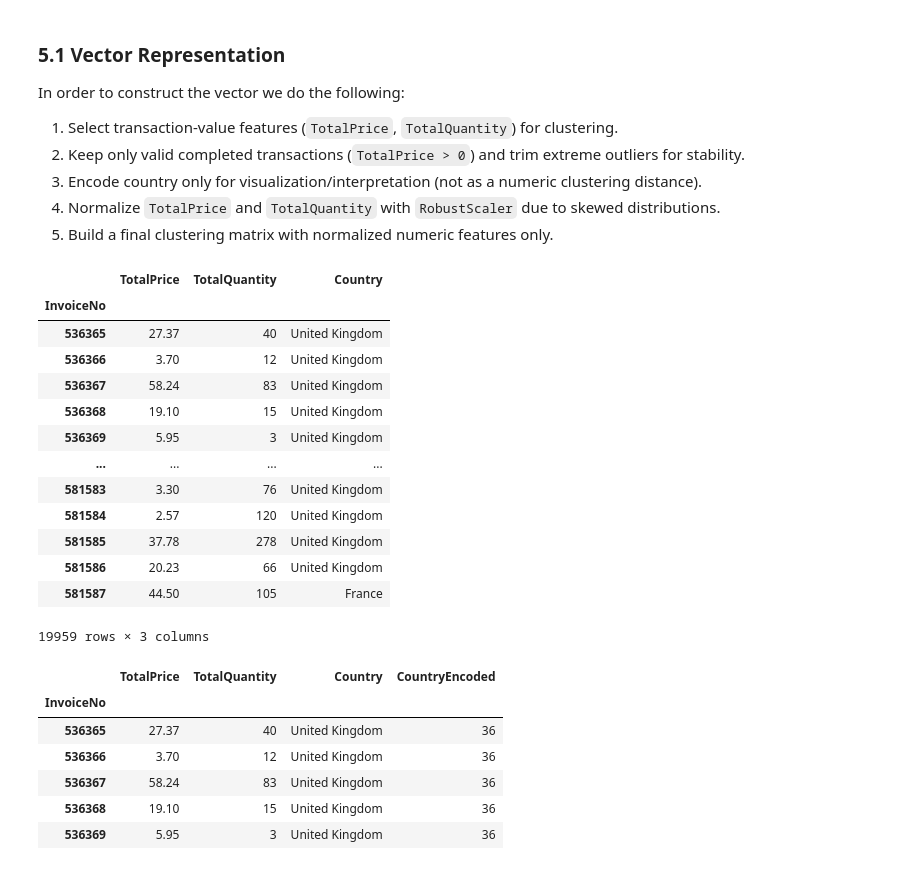
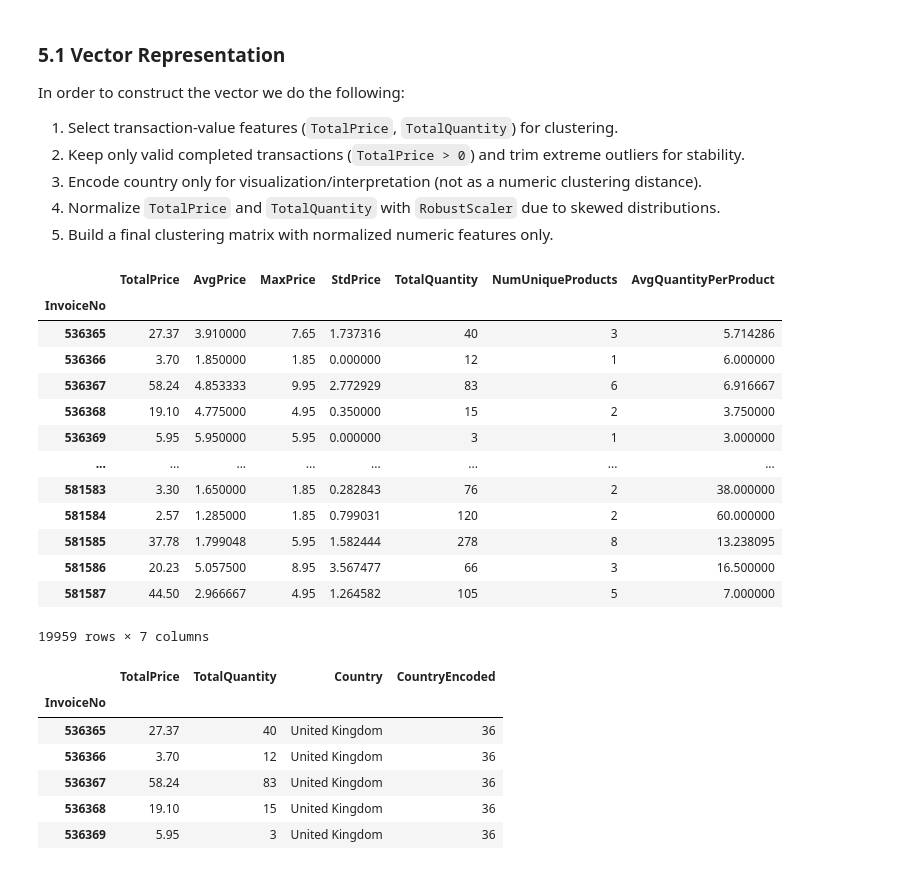
Before and after one commit to NouRALsaidD/data_mining_2026, a Jupyter notebook: data_mining_project_template.ipynb, the cells around one changed output. Saved outputs shown, nothing was run; the diff lists cells and outputs as text; code cells hidden in the pictures.

```diff
--- a/data_mining_project_template.ipynb
+++ b/data_mining_project_template.ipynb
@@ -492,26 +492,31 @@ In order to construct the vector we do the following:
 data_copy =invoice_features.copy()
 # %%
 # Construct vector representation
-X = invoice_features[["TotalPrice", "TotalQuantity", "Country"]].copy()
+features = [
+    "TotalPrice", "AvgPrice", "MaxPrice", "StdPrice",
+    "TotalQuantity", "NumUniqueProducts", "AvgQuantityPerProduct"
+]
+X = invoice_features[features].copy()
+
 
 # Keep valid completed transactions for clustering workflow
 X = X.query("TotalPrice > 0")
 X
 # %% [output]
-|  | TotalPrice | TotalQuantity | Country |
-| InvoiceNo |  |  |  |
-| 536365 | 27.37 | 40 | United Kingdom |
-| 536366 | 3.70 | 12 | United Kingdom |
-| 536367 | 58.24 | 83 | United Kingdom |
-| 536368 | 19.10 | 15 | United Kingdom |
-| 536369 | 5.95 | 3 | United Kingdom |
-| ... | ... | ... | ... |
-| 581583 | 3.30 | 76 | United Kingdom |
-| 581584 | 2.57 | 120 | United Kingdom |
-| 581585 | 37.78 | 278 | United Kingdom |
-| 581586 | 20.23 | 66 | United Kingdom |
-| 581587 | 44.50 | 105 | France |
+|  | TotalPrice | AvgPrice | MaxPrice | StdPrice | TotalQuantity | NumUniqueProducts | AvgQuantityPerProduct |
+| InvoiceNo |  |  |  |  |  |  |  |
+| 536365 | 27.37 | 3.910000 | 7.65 | 1.737316 | 40 | 3 | 5.714286 |
+| 536366 | 3.70 | 1.850000 | 1.85 | 0.000000 | 12 | 1 | 6.000000 |
+| 536367 | 58.24 | 4.853333 | 9.95 | 2.772929 | 83 | 6 | 6.916667 |
+| 536368 | 19.10 | 4.775000 | 4.95 | 0.350000 | 15 | 2 | 3.750000 |
+| 536369 | 5.95 | 5.950000 | 5.95 | 0.000000 | 3 | 1 | 3.000000 |
+| ... | ... | ... | ... | ... | ... | ... | ... |
+| 581583 | 3.30 | 1.650000 | 1.85 | 0.282843 | 76 | 2 | 38.000000 |
+| 581584 | 2.57 | 1.285000 | 1.85 | 0.799031 | 120 | 2 | 60.000000 |
+| 581585 | 37.78 | 1.799048 | 5.95 | 1.582444 | 278 | 8 | 13.238095 |
+| 581586 | 20.23 | 5.057500 | 8.95 | 3.567477 | 66 | 3 | 16.500000 |
+| 581587 | 44.50 | 2.966667 | 4.95 | 1.264582 | 105 | 5 | 7.000000 |
-19959 rows × 3 columns
+19959 rows × 7 columns
 # %%
 # Encode country for visualization only
 unique_countries = X["Country"].unique()
```
Also changed, not shown: parts of 14 cells of this notebook.
